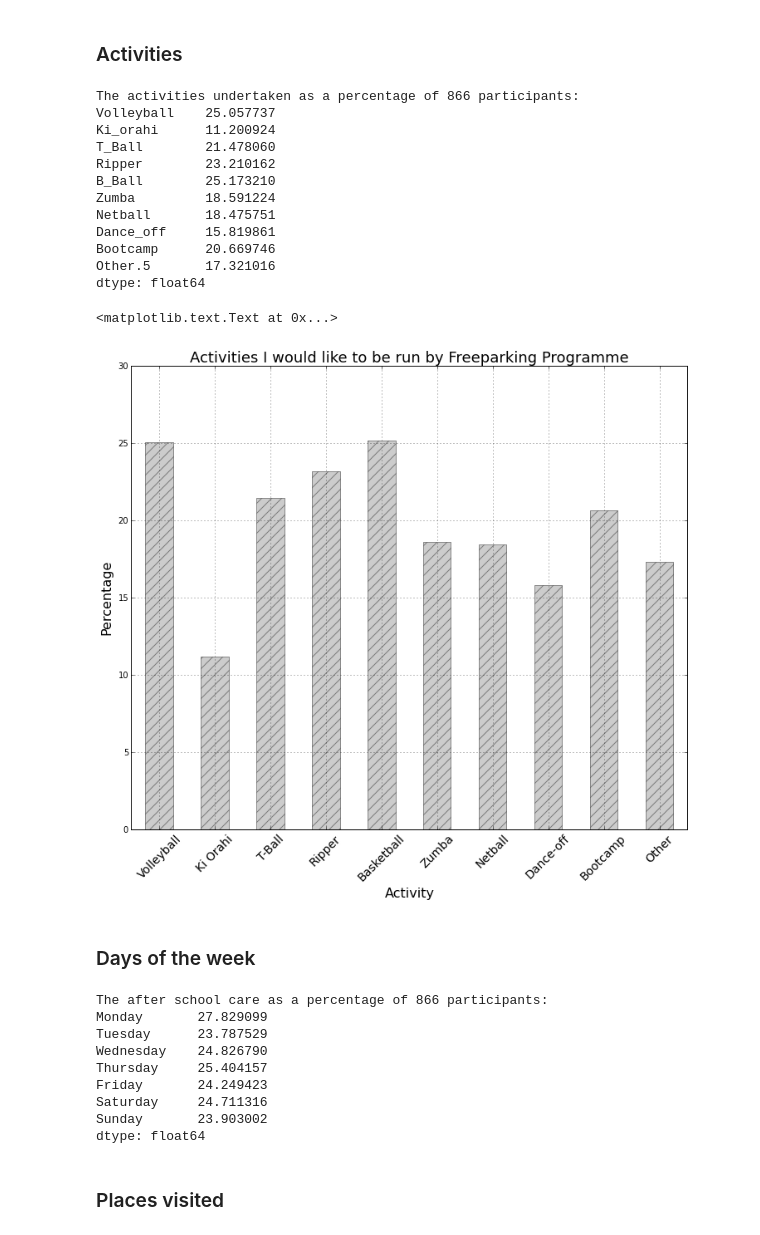
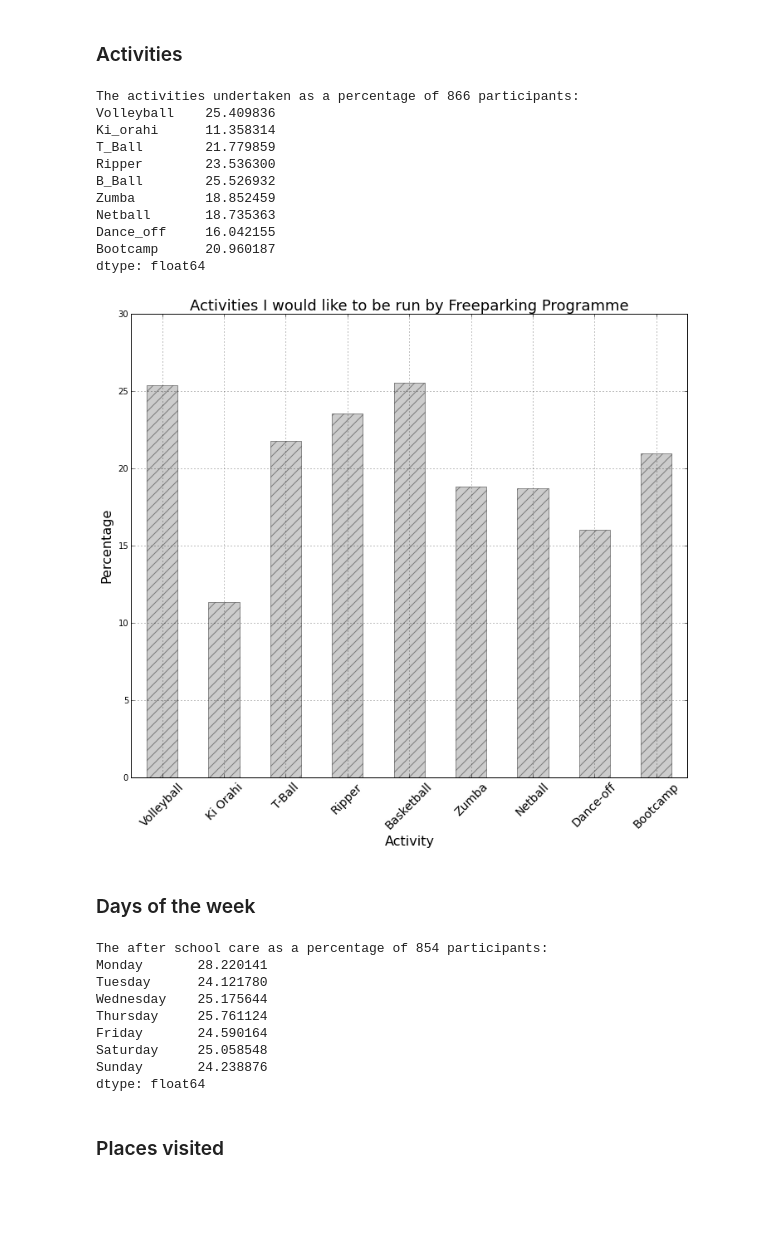
Before and after one commit to hillbs/Differential-Equations-and-Linear-Algebra, a Jupyter notebook: Youth_survey_git.ipynb, the cells around one changed output. Saved outputs shown, nothing was run; the diff lists cells and outputs as text; code cells hidden in the pictures; blank space fills up the shorter version.

Commit message:
Friday update for Leigh

```diff
--- a/Youth_survey_git.ipynb
+++ b/Youth_survey_git.ipynb
@@ -72,6 +59,7 @@ def Make_bar(A,B,C,Header, Y_label,color='purple',alpha=.7):
 def Standard_background():
     f = plt.figure()#facecolor=".9")
     ax = f.add_subplot(111)#, axisbg="#F4EAEA")
+    plt.grid(True)
     return
 # %% [markdown]
 ## Import Data
@@ -883,48 +933,47 @@ Make_bar(Concerns_diff.count(),Concerns_diff.values[0:Concerns_diff.count()],Con
 ### Activities
 # %%
 print 'The activities undertaken as a percentage of 866 participants:'
-activities =  df.loc[:,'Volleyball':'Other.5'].count()/len(df.index)*100
+activities =  df.loc[:,'Volleyball':'Bootcamp'].count()/len(df.index)*100
 print activities
 # %% [output]
 The activities undertaken as a percentage of 866 participants:
-Volleyball    25.057737
-Ki_orahi      11.200924
-T_Ball        21.478060
-Ripper        23.210162
-B_Ball        25.173210
-Zumba         18.591224
-Netball       18.475751
-Dance_off     15.819861
-Bootcamp      20.669746
-Other.5       17.321016
+Volleyball    25.409836
+Ki_orahi      11.358314
+T_Ball        21.779859
+Ripper        23.536300
+B_Ball        25.526932
+Zumba         18.852459
+Netball       18.735363
+Dance_off     16.042155
+Bootcamp      20.960187
 dtype: float64
 # %%
 Standard_background()
 act_ticks=['Volleyball','Ki Orahi','T-Ball','Ripper','Basketball','Zumba','Netball',
-           'Dance-off','Bootcamp','Other']
+           'Dance-off','Bootcamp']
 ax =activities.plot(kind='bar',color='gray',alpha=.4,hatch='//')
 ax.set_xticklabels(('Volleyball','Ki Orahi','T-Ball','Ripper','Basketball','Zumba',
-           'Netball','Dance-off','Bootcamp','Other'),rotation=45,fontsize=14)
+           'Netball','Dance-off','Bootcamp'),rotation=45,fontsize=14)
 ax.set_xlabel('Activity',fontsize=16)
 ax.set_ylabel('Percentage',fontsize=16)
 ax.set_title('Activities I would like to be run by Freeparking Programme',fontsize=18)
+ax.grid(True)
 # %% [output]
-<matplotlib.text.Text at 0x...>
-[figure, old version]
+[figure, new version]
 # %% [markdown]
 ### Days of the week
 # %%
-print 'The after school care as a percentage of 866 participants:'
+print 'The after school care as a percentage of 854 participants:'
 print df.loc[:,'Monday':'Sunday'].count()/len(df.index)*100
 # %% [output]
-The after school care as a percentage of 866 participants:
-Monday       27.829099
-Tuesday      23.787529
-Wednesday    24.826790
-Thursday     25.404157
-Friday       24.249423
-Saturday     24.711316
-Sunday       23.903002
+The after school care as a percentage of 854 participants:
+Monday       28.220141
+Tuesday      24.121780
+Wednesday    25.175644
+Thursday     25.761124
+Friday       24.590164
+Saturday     25.058548
+Sunday       24.238876
 dtype: float64
 # %% [markdown]
 ### Places visited
```
Also changed, not shown: parts of 96 cells of this notebook.
